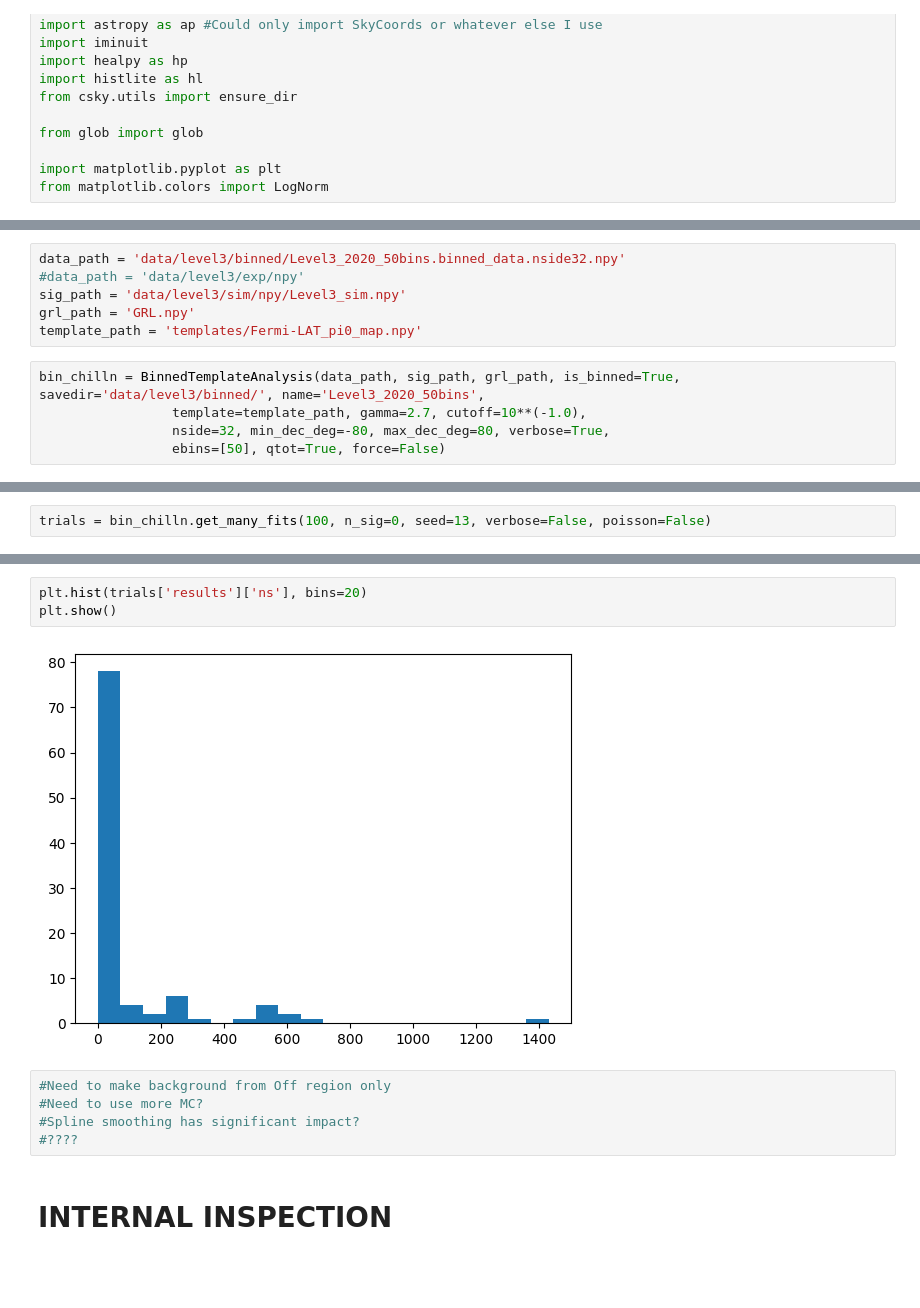
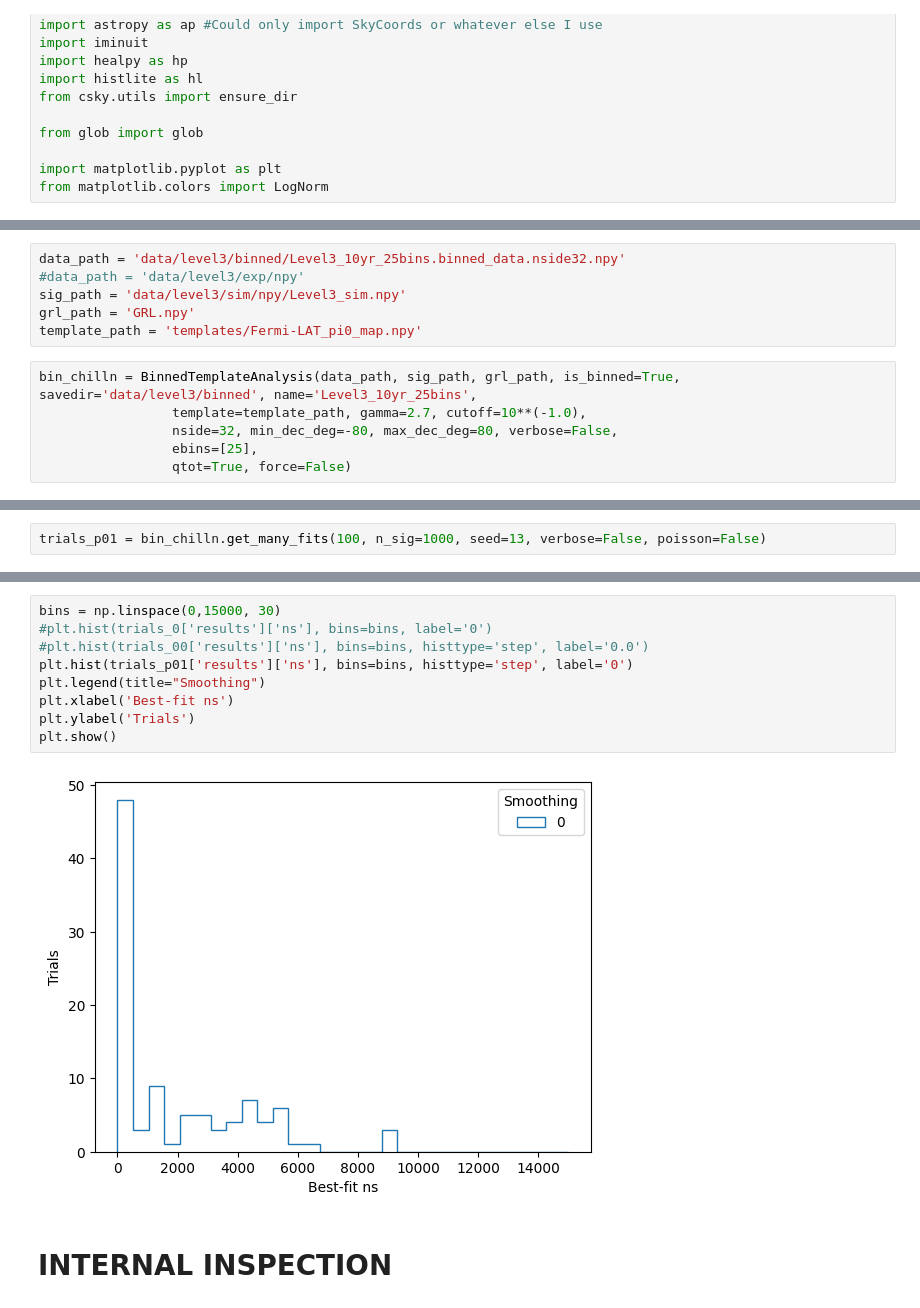
Before and after one commit to MACampana/BinnedTracks, a Jupyter notebook: NEW_BinnedAnalysis.ipynb, the cells around one changed output, grey strips where cells are left out. Cells and saved outputs as stored; diff of their text form; blank space fills up the shorter version.

Commit message:
Notebook updates with many tests and testing features

```diff
--- a/NEW_BinnedAnalysis.ipynb
+++ b/NEW_BinnedAnalysis.ipynb
@@ -1273,14 +1536,15 @@ class BinnedTemplateAnalysis:
 # %%
-data_path = 'data/level3/binned/Level3_2020_50bins.binned_data.nside32.npy'
+data_path = 'data/level3/binned/Level3_10yr_25bins.binned_data.nside32.npy'
 #data_path = 'data/level3/exp/npy'
 sig_path = 'data/level3/sim/npy/Level3_sim.npy'
 grl_path = 'GRL.npy'
 template_path = 'templates/Fermi-LAT_pi0_map.npy'
 # %%
-bin_chilln = BinnedTemplateAnalysis(data_path, sig_path, grl_path, is_binned=True, savedir='data/level3/binned/', name='Level3_2020_50bins',
+bin_chilln = BinnedTemplateAnalysis(data_path, sig_path, grl_path, is_binned=True, savedir='data/level3/binned', name='Level3_10yr_25bins',
                  template=template_path, gamma=2.7, cutoff=10**(-1.0),
-                 nside=32, min_dec_deg=-80, max_dec_deg=80, verbose=True,
-                 ebins=[50], qtot=True, force=False)
+                 nside=32, min_dec_deg=-80, max_dec_deg=80, verbose=False,
+                 ebins=[25],
+                 qtot=True, force=False)
 # %% [output]
 Setting up:
 Loaded signal array <-- data/level3/sim/npy/Level3_sim.npy
@@ -1324,3 +1586,3 @@ Minimizing -TS...
 # %%
-trials = bin_chilln.get_many_fits(100, n_sig=0, seed=13, verbose=False, poisson=False)
+trials_p01 = bin_chilln.get_many_fits(100, n_sig=1000, seed=13, verbose=False, poisson=False)
 # %% [output]
@@ -1344,14 +1607,15 @@ Calculating 100 TS with 0 injected event(s)...
 --> 100 Fits Done!
 # %%
-plt.hist(trials['results']['ns'], bins=20)
+bins = np.linspace(0,15000, 30)
+#plt.hist(trials_0['results']['ns'], bins=bins, label='0')
+#plt.hist(trials_00['results']['ns'], bins=bins, histtype='step', label='0.0')
+plt.hist(trials_p01['results']['ns'], bins=bins, histtype='step', label='0')
+plt.legend(title="Smoothing")
+plt.xlabel('Best-fit ns')
+plt.ylabel('Trials')
 plt.show()
 # %% [output]
-[figure, old version]
+[figure, new version]
-# %%
-#Need to make background from Off region only
-#Need to use more MC?
-#Spline smoothing has significant impact?
-#????
 # %% [markdown]
 # INTERNAL INSPECTION
 # %%
```
Also changed, not shown: parts of 42 cells of this notebook.
